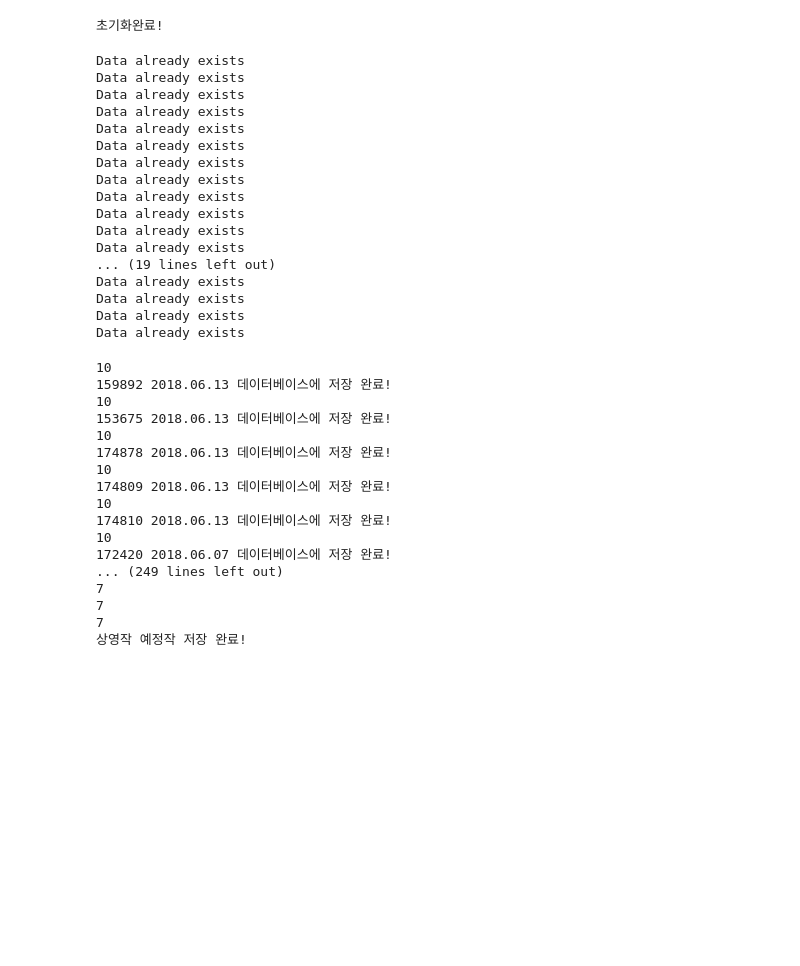
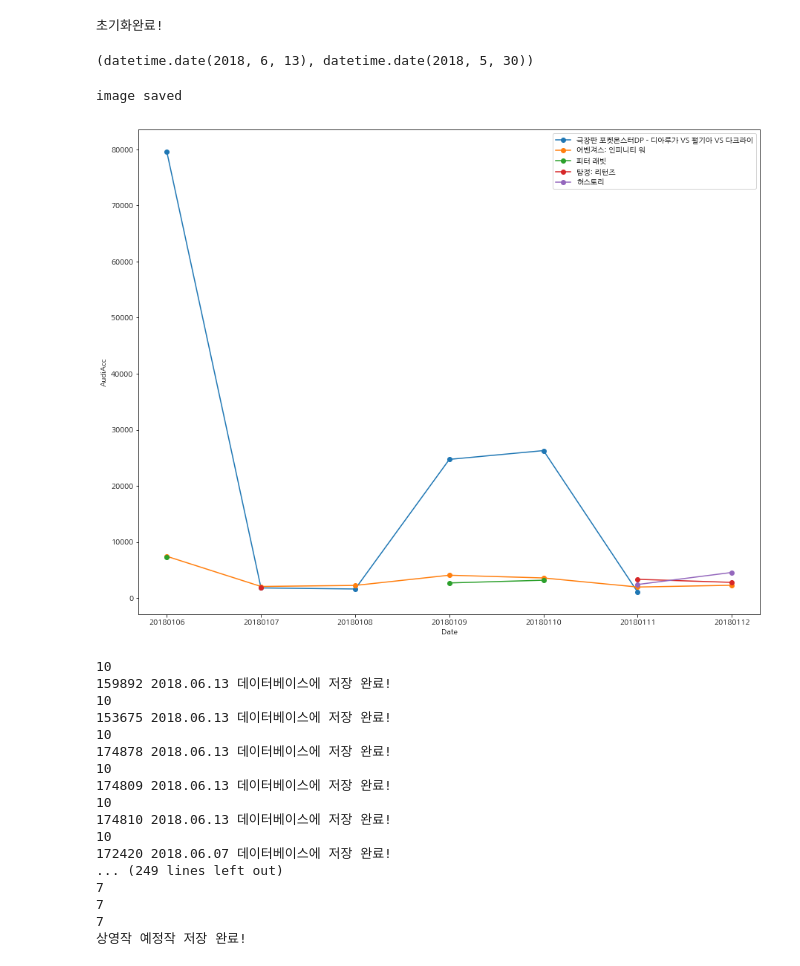
Before and after one commit to vividcloudpark/Chatbot_Project, a Jupyter notebook: Pipeline.ipynb, the cells around one changed output. Saved outputs shown, nothing was run; the diff lists cells and outputs as text; code cells hidden in the pictures; blank space fills up the shorter version.

```diff
--- a/Pipeline.ipynb
+++ b/Pipeline.ipynb
@@ -20,22 +24,6 @@ cnnt.initialize()
 # %% [output]
 초기화완료!
 # %%
-flask_bot.insert_trend(7)
+flask_bot.insert_trend(14)
 # %% [output]
-Data already exists
-Data already exists
-Data already exists
-Data already exists
-Data already exists
-Data already exists
-Data already exists
-Data already exists
-Data already exists
-Data already exists
-Data already exists
-Data already exists
-... (19 lines left out)
-Data already exists
-Data already exists
-Data already exists
-Data already exists
+(datetime.date(2018, 6, 13), datetime.date(2018, 5, 30))
@@ -42,3 +37,8 @@ Data already exists
+# %%
+smd.query_and_draw('2018-01-12', '2018-01-06')
+# %% [output]
+image saved
+[figure, added]
 # %%
 for i in range(len(to_craw_list_op)):
     gi.get_by_moviecode(to_craw_list_op[i])
```
Also changed, not shown: parts of 3 cells of this notebook, 5 other files.
